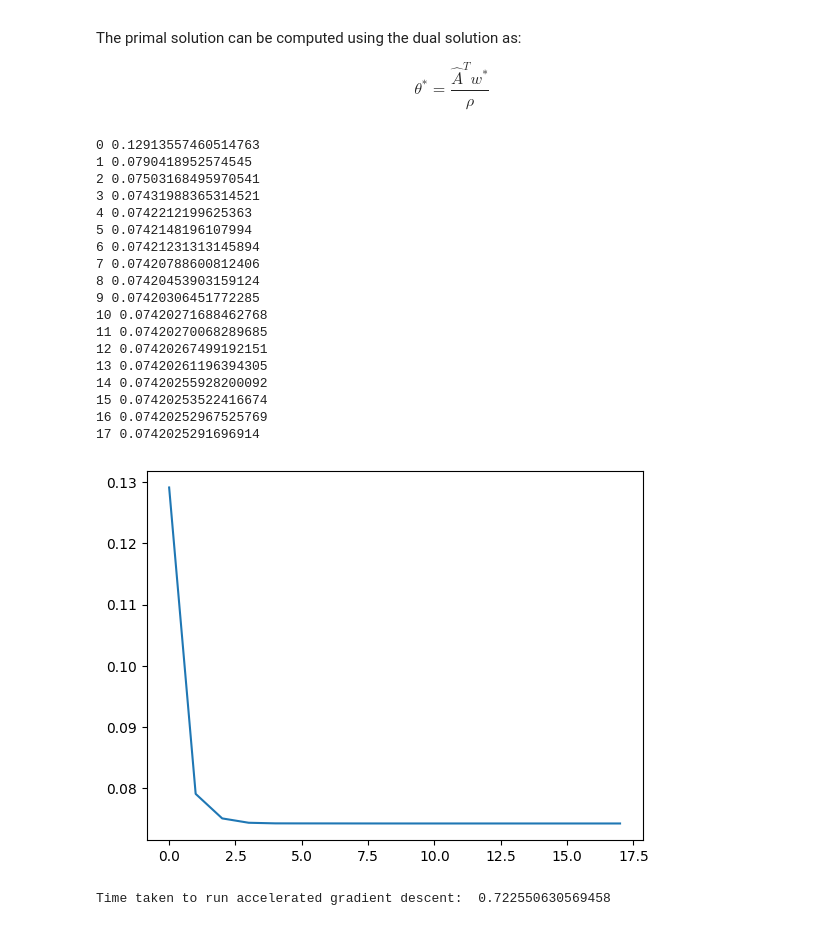
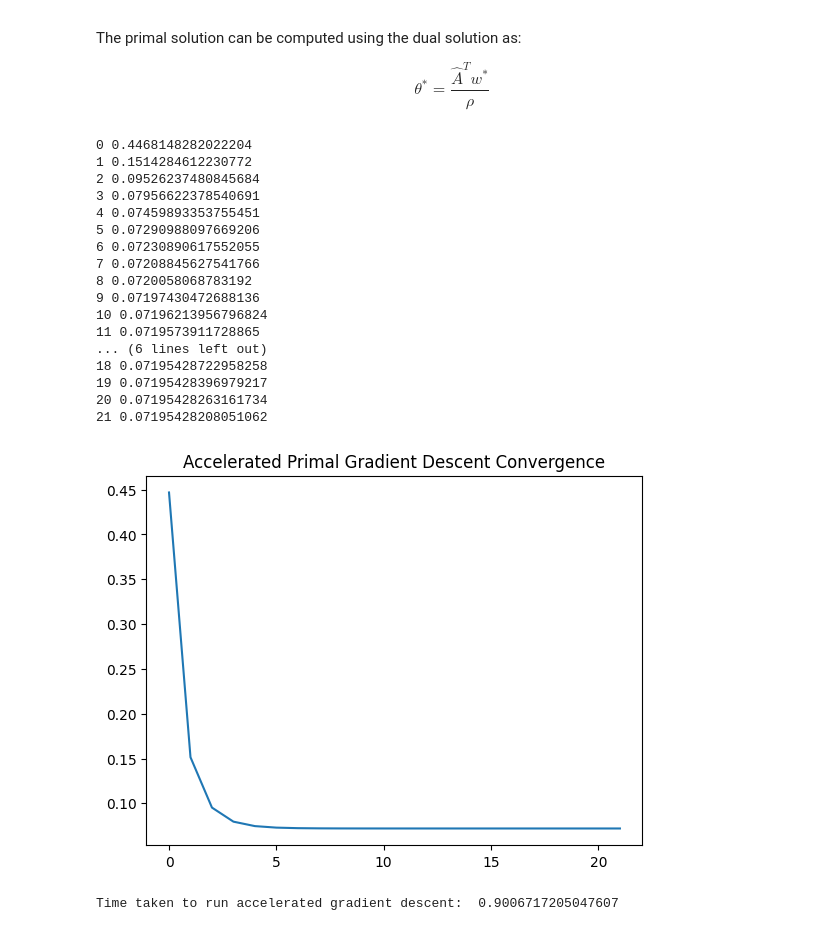
Before and after one commit to GauthamBellamkonda/ConvexOptProject, a Jupyter notebook: code.ipynb, the cells around one changed output. Saved outputs shown, nothing was run; the diff lists cells and outputs as text; code cells hidden in the pictures.

```diff
--- a/code.ipynb
+++ b/code.ipynb
@@ -206,28 +263,27 @@ def accelerated_gradient_descent(objective, gradient, L, epsilon):
 # %%
 start = time.time()
-objective_values = accelerated_gradient_descent(primal_objective, primal_gradient, L, 1e-9)
+objective_values_primal = accelerated_gradient_descent_primal()
 end = time.time()
 print("Time taken to run accelerated gradient descent: ", end - start)
 # %% [output]
-0 0.12913557460514763
-1 0.0790418952574545
-2 0.07503168495970541
-3 0.07431988365314521
-4 0.0742212199625363
-5 0.0742148196107994
-6 0.07421231313145894
-7 0.07420788600812406
-8 0.07420453903159124
-9 0.07420306451772285
-10 0.07420271688462768
-11 0.07420270068289685
-12 0.07420267499192151
-13 0.07420261196394305
-14 0.07420255928200092
-15 0.07420253522416674
-16 0.07420252967525769
-17 0.0742025291696914
+0 0.4468148282022204
+1 0.1514284612230772
+2 0.09526237480845684
+3 0.07956622378540691
+4 0.07459893353755451
+5 0.07290988097669206
+6 0.07230890617552055
+7 0.07208845627541766
+8 0.0720058068783192
+9 0.07197430472688136
+10 0.07196213956796824
+11 0.0719573911728865
+... (6 lines left out)
+18 0.07195428722958258
+19 0.07195428396979217
+20 0.07195428263161734
+21 0.07195428208051062
-[figure, old version]
+[figure, new version]
-Time taken to run accelerated gradient descent:  0.722550630569458
+Time taken to run accelerated gradient descent:  0.9006717205047607
 # %%
 start = time.time()
```
Also changed, not shown: parts of 19 cells of this notebook, 1 other file.
